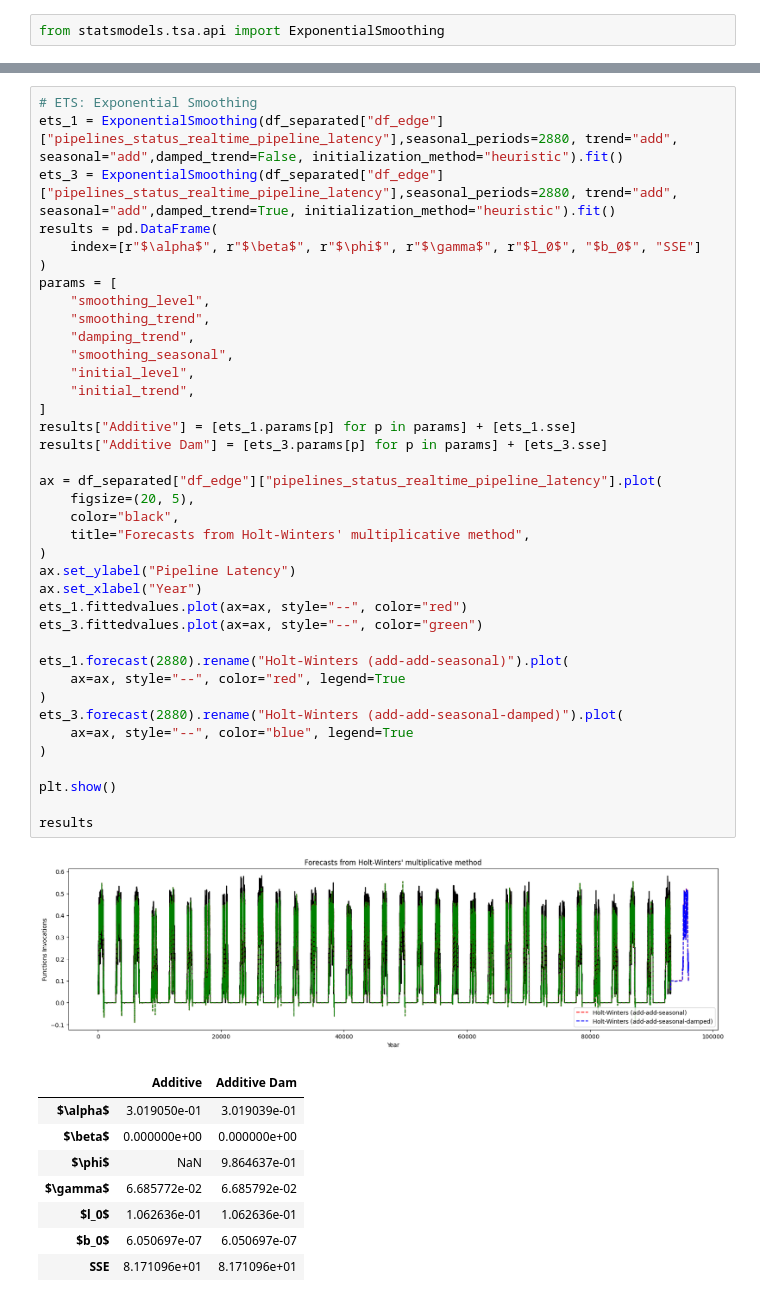
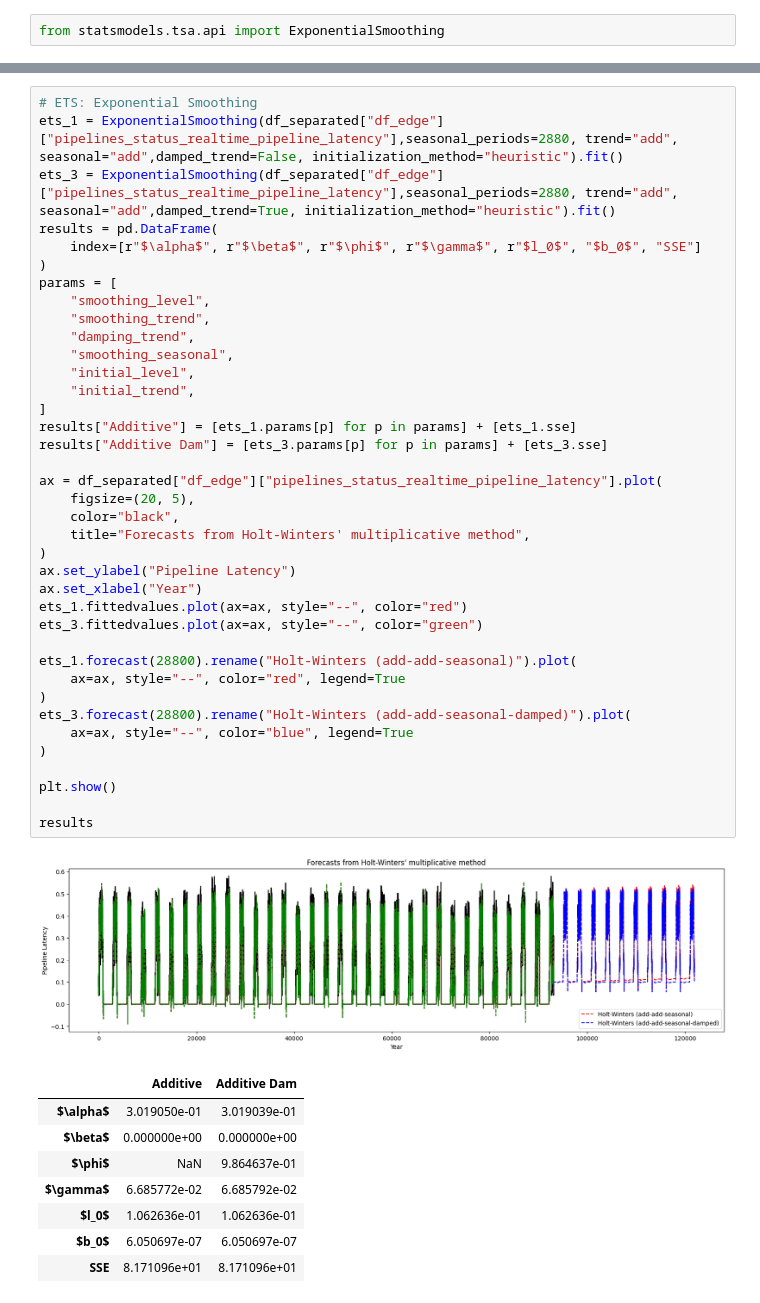
Before and after one commit to joanoliveras/Time-Series-Library, a Jupyter notebook: result_analysis/timeseries_modeling_ets.ipynb, the cells around one changed output, grey strips where cells are left out. Saved outputs shown, nothing was run; the diff lists cells and outputs as text.

```diff
--- a/result_analysis/timeseries_modeling_ets.ipynb
+++ b/result_analysis/timeseries_modeling_ets.ipynb
@@ -103,36 +107,36 @@ results = pd.DataFrame(
 params = [
     "smoothing_level",
     "smoothing_trend",
     "damping_trend",
     "smoothing_seasonal",
     "initial_level",
     "initial_trend",
 ]
 results["Additive"] = [ets_1.params[p] for p in params] + [ets_1.sse]
 results["Additive Dam"] = [ets_3.params[p] for p in params] + [ets_3.sse]
 
 ax = df_separated["df_edge"]["pipelines_status_realtime_pipeline_latency"].plot(
     figsize=(20, 5),
     color="black",
     title="Forecasts from Holt-Winters' multiplicative method",
 )
 ax.set_ylabel("Pipeline Latency")
 ax.set_xlabel("Year")
 ets_1.fittedvalues.plot(ax=ax, style="--", color="red")
 ets_3.fittedvalues.plot(ax=ax, style="--", color="green")
 
-ets_1.forecast(2880).rename("Holt-Winters (add-add-seasonal)").plot(
+ets_1.forecast(28800).rename("Holt-Winters (add-add-seasonal)").plot(
     ax=ax, style="--", color="red", legend=True
 )
-ets_3.forecast(2880).rename("Holt-Winters (add-add-seasonal-damped)").plot(
+ets_3.forecast(28800).rename("Holt-Winters (add-add-seasonal-damped)").plot(
     ax=ax, style="--", color="blue", legend=True
 )
 
 plt.show()
 
 results
 # %% [output]
-[figure, old version]
+[figure, new version]
 |  | Additive | Additive Dam |
 | $\alpha$ | 3.019050e-01 | 3.019039e-01 |
 | $\beta$ | 0.000000e+00 | 0.000000e+00 |
```
Also changed, not shown: parts of 1 cell of this notebook.
